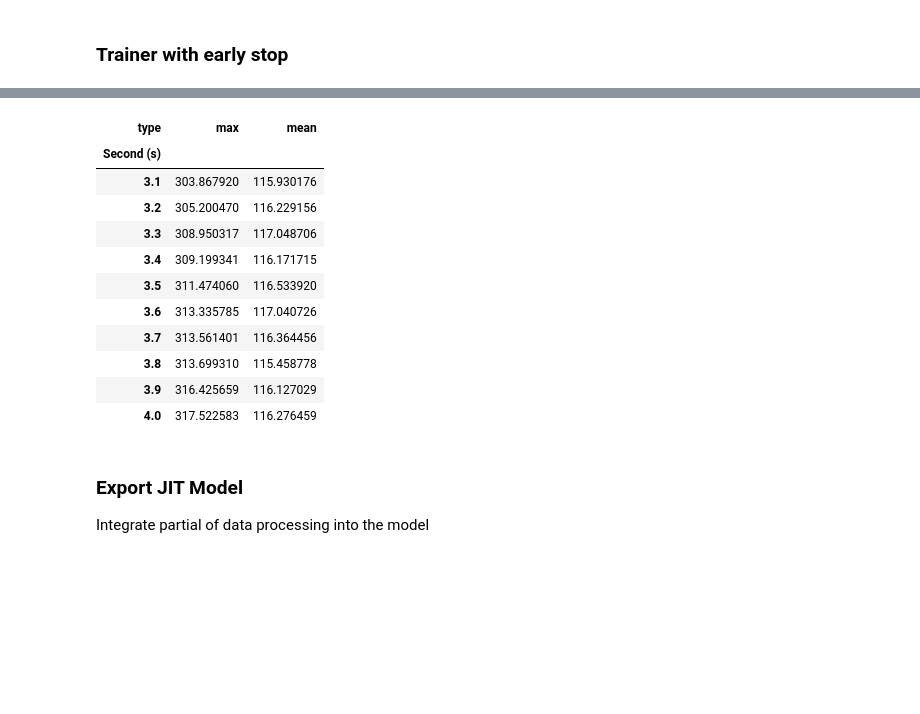
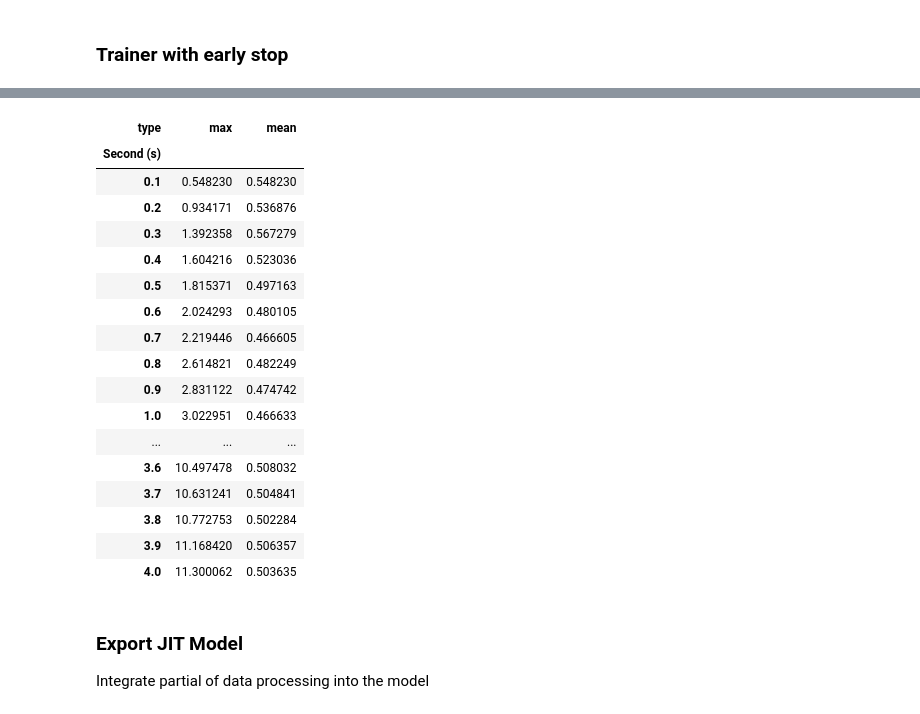
Before and after one commit to priest-yang/Pedestrian-Trajectory-Prediction, a Jupyter notebook: notebook/TFT_Flowmatching.ipynb, the cells around one changed output, grey strips where cells are left out. Saved outputs shown, nothing was run; the diff lists cells and outputs as text; code cells hidden in the pictures; blank space fills up the shorter version.

```diff
--- a/notebook/TFT_Flowmatching.ipynb
+++ b/notebook/TFT_Flowmatching.ipynb
@@ -529,8 +581,8 @@ loss_fn = DecayLoss(future_steps, baseline_loss_fn=baseline_loss_fn)
 ### Trainer with early stop
 # %%
 # Parameters
-n_epochs = 10
-eval_step = 100
+n_epochs = 50
+eval_step = 2000
 save_every = 10000
 patience = 8  # Number of evaluations to wait for improvement
 cooldown = 4  # Evaluations to wait after an improvement before counting non-improvements
@@ -550,7 +602,7 @@ now = datetime.now()
 folder_name = now.strftime("%b%d_%H-%M-%S")
 print(f"Saving model at ../model/{model_name}/{folder_name}")
 
-scheduler = optim.lr_scheduler.CosineAnnealingLR(optimizer, T_max=len(train) * n_epochs, eta_min=1e-6)
+scheduler = optim.lr_scheduler.CosineAnnealingLR(optimizer, T_max=max(len(train) * n_epochs, 50000), eta_min=1e-6)
 
 # Initialize moving average
 moving_avg_test_rmse = None
@@ -566,14 +618,25 @@ for epoch in range(n_epochs):
         current_pos_output = X_batch[:, -1, :2].clone().unsqueeze(1).repeat(1, future_steps, 1)
         X_batch[:, :, :2] = X_batch[:, :, :2] - current_pos_input
         y_batch[:, :, :2] = y_batch[:, :, :2] - current_pos_output
+
+
+        # residual
+        # X_batch[:, 1:, :2] = X_batch[:, 1:, :2] - X_batch[:, :-1, :2].clone()
+        # X_batch[:, 0, :2] = 0
+        # y_batch[:, 1:, :2] = y_batch[:, 1:, :2] - y_batch[:, :-1, :2].clone()
+        # y_batch[:, 0, :2] = 0
+
         optimizer.zero_grad()
 
-        y_pred, vq_loss, perplexity, flow_loss = model(X_batch, y_batch=y_batch)
-        loss = loss_fn(y_pred[:, :future_steps, :2], y_batch[:, :future_steps, :2])
-        loss_all['pred_f1_loss'].append(vq_loss.item())
+        # y_pred, vq_loss, perplexity, flow_loss = model(X_batch, y_batch=y_batch)
+        # loss = loss_fn(y_pred[:, :future_steps, :2], y_batch[:, :future_steps, :2])
+        diff_loss, vq_loss, perplexity, flow_loss = model(X_batch, y_batch[:, :future_steps, :2])
+
+
+        loss_all['diff_loss'].append(diff_loss.item())
         loss_all['vq_loss'].append(vq_loss.item() * 10)
         # add vq_loss
-        loss += 10 * vq_loss
+        loss = 10 * vq_loss + diff_loss
         # add flow_loss
         loss += lambda_flow * flow_loss
         loss_all['flow_loss'].append(flow_loss.item())
@@ -602,6 +665,13 @@ for epoch in range(n_epochs):
                     current_pos_output = X_test_batch[:, -1, :2].clone().unsqueeze(1).repeat(1, future_steps, 1)
                     X_test_batch[:, :, :2] = X_test_batch[:, :, :2] - current_pos_input
                     y_test_batch[:, :, :2] = y_test_batch[:, :, :2] - current_pos_output
+
+
+                    # # residual
+                    # X_test_batch[:, 1:, :2] = X_test_batch[:, 1:, :2] - X_test_batch[:, :-1, :2].clone()
+                    # X_test_batch[:, 0, :2] = 0
+                    # y_test_batch[:, 1:, :2] = y_test_batch[:, 1:, :2] - y_test_batch[:, :-1, :2].clone()
+                    # y_test_batch[:, 0, :2] = 0
 
                     y_pred_test = model(X_test_batch, influence=True)
                     loss_test = loss_fn(y_pred_test[:, :future_steps, :2], y_test_batch[:, :future_steps, :2])
@@ -726,20 +845,26 @@ plt.show()
 # %%
 exp_results = df.groupby(by=['Second (s)', 'type']).mean().unstack()['RMSE Error (m)']
 exp_results.to_csv(f'../model/{model_name}/{folder_name}/result.csv')
-exp_results.tail(10)
+exp_results
 # %% [output]
 | type | max | mean |
 | Second (s) |  |  |
-| 3.1 | 303.867920 | 115.930176 |
-| 3.2 | 305.200470 | 116.229156 |
-| 3.3 | 308.950317 | 117.048706 |
-| 3.4 | 309.199341 | 116.171715 |
-| 3.5 | 311.474060 | 116.533920 |
-| 3.6 | 313.335785 | 117.040726 |
-| 3.7 | 313.561401 | 116.364456 |
-| 3.8 | 313.699310 | 115.458778 |
-| 3.9 | 316.425659 | 116.127029 |
-| 4.0 | 317.522583 | 116.276459 |
+| 0.1 | 0.548230 | 0.548230 |
+| 0.2 | 0.934171 | 0.536876 |
+| 0.3 | 1.392358 | 0.567279 |
+| 0.4 | 1.604216 | 0.523036 |
+| 0.5 | 1.815371 | 0.497163 |
+| 0.6 | 2.024293 | 0.480105 |
+| 0.7 | 2.219446 | 0.466605 |
+| 0.8 | 2.614821 | 0.482249 |
+| 0.9 | 2.831122 | 0.474742 |
+| 1.0 | 3.022951 | 0.466633 |
+| ... | ... | ... |
+| 3.6 | 10.497478 | 0.508032 |
+| 3.7 | 10.631241 | 0.504841 |
+| 3.8 | 10.772753 | 0.502284 |
+| 3.9 | 11.168420 | 0.506357 |
+| 4.0 | 11.300062 | 0.503635 |
 # %% [markdown]
 ### Export JIT Model
 
```
Also changed, not shown: parts of 9 cells of this notebook, 2 other files.
